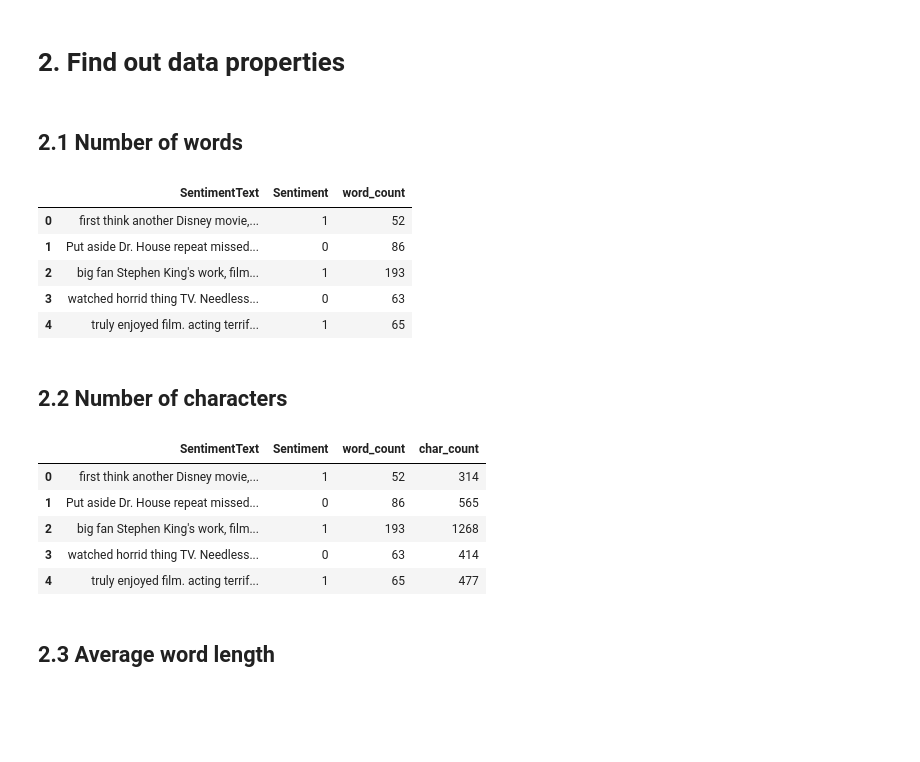
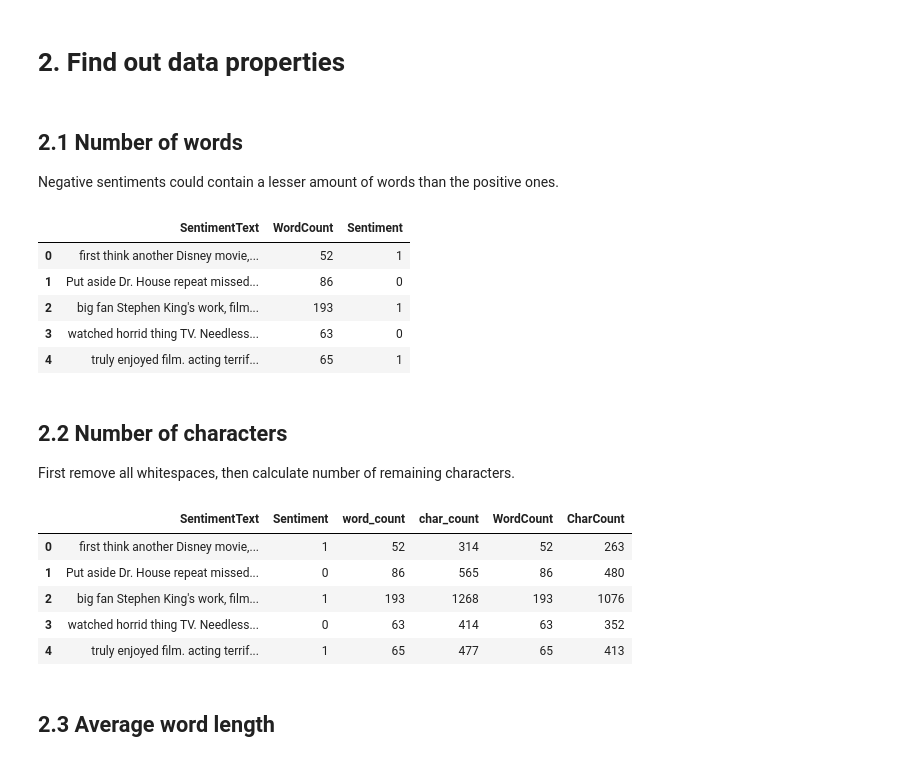
Before and after one commit to Mjauu/text-mining, a Jupyter notebook: sentiment-analysis.ipynb, the cells around one changed output. Cells and saved outputs as stored; diff of their text form; code cells hidden in the pictures; blank space fills up the shorter version.

```diff
--- a/sentiment-analysis.ipynb
+++ b/sentiment-analysis.ipynb
@@ -104,30 +105,30 @@ random.sample(data['SentimentText'].values.tolist(), 1)
 # 2. Find out data properties
 # %% [markdown]
 ## 2.1 Number of words
+Negative sentiments could contain a lesser amount of words than the positive ones.
 # %%
-# Assumption - the negative sentiments contain a lesser amount of words than the positive ones
-data['word_count'] = data['SentimentText'].apply(lambda x: len(str(x).split(" ")))
-data.head()
+data['WordCount'] = data['SentimentText'].apply(lambda x: len(str(x).split()))
+data[['SentimentText','WordCount','Sentiment']].head()
 # %% [output]
-|  | SentimentText | Sentiment | word_count |
-| 0 | first think another Disney movie,... | 1 | 52 |
-| 1 | Put aside Dr. House repeat missed... | 0 | 86 |
-| 2 | big fan Stephen King's work, film... | 1 | 193 |
-| 3 | watched horrid thing TV. Needless... | 0 | 63 |
-| 4 | truly enjoyed film. acting terrif... | 1 | 65 |
+|  | SentimentText | WordCount | Sentiment |
+| 0 | first think another Disney movie,... | 52 | 1 |
+| 1 | Put aside Dr. House repeat missed... | 86 | 0 |
+| 2 | big fan Stephen King's work, film... | 193 | 1 |
+| 3 | watched horrid thing TV. Needless... | 63 | 0 |
+| 4 | truly enjoyed film. acting terrif... | 65 | 1 |
 # %% [markdown]
 ## 2.2 Number of characters
+First remove all whitespaces, then calculate number of remaining characters.
-# %%
-# The calculation will also include the number of spaces
-data['char_count'] = data['SentimentText'].str.len() ## this also includes spaces
-data.head()
-# %% [output]
-|  | SentimentText | Sentiment | word_count | char_count |
-| 0 | first think another Disney movie,... | 1 | 52 | 314 |
-| 1 | Put aside Dr. House repeat missed... | 0 | 86 | 565 |
-| 2 | big fan Stephen King's work, film... | 1 | 193 | 1268 |
-| 3 | watched horrid thing TV. Needless... | 0 | 63 | 414 |
-| 4 | truly enjoyed film. acting terrif... | 1 | 65 | 477 |
+# %%
+data['CharCount'] = data['SentimentText'].apply(lambda x: len("".join(x.split())))
+data[['SentimentText','CharCount','Sentiment']].head()
+# %% [output]
+|  | SentimentText | Sentiment | word_count | char_count | WordCount | CharCount |
+| 0 | first think another Disney movie,... | 1 | 52 | 314 | 52 | 263 |
+| 1 | Put aside Dr. House repeat missed... | 0 | 86 | 565 | 86 | 480 |
+| 2 | big fan Stephen King's work, film... | 1 | 193 | 1268 | 193 | 1076 |
+| 3 | watched horrid thing TV. Needless... | 0 | 63 | 414 | 63 | 352 |
+| 4 | truly enjoyed film. acting terrif... | 1 | 65 | 477 | 65 | 413 |
 # %% [markdown]
 ## 2.3 Average word length
 # %%
```
Also changed, not shown: parts of 11 cells of this notebook.
